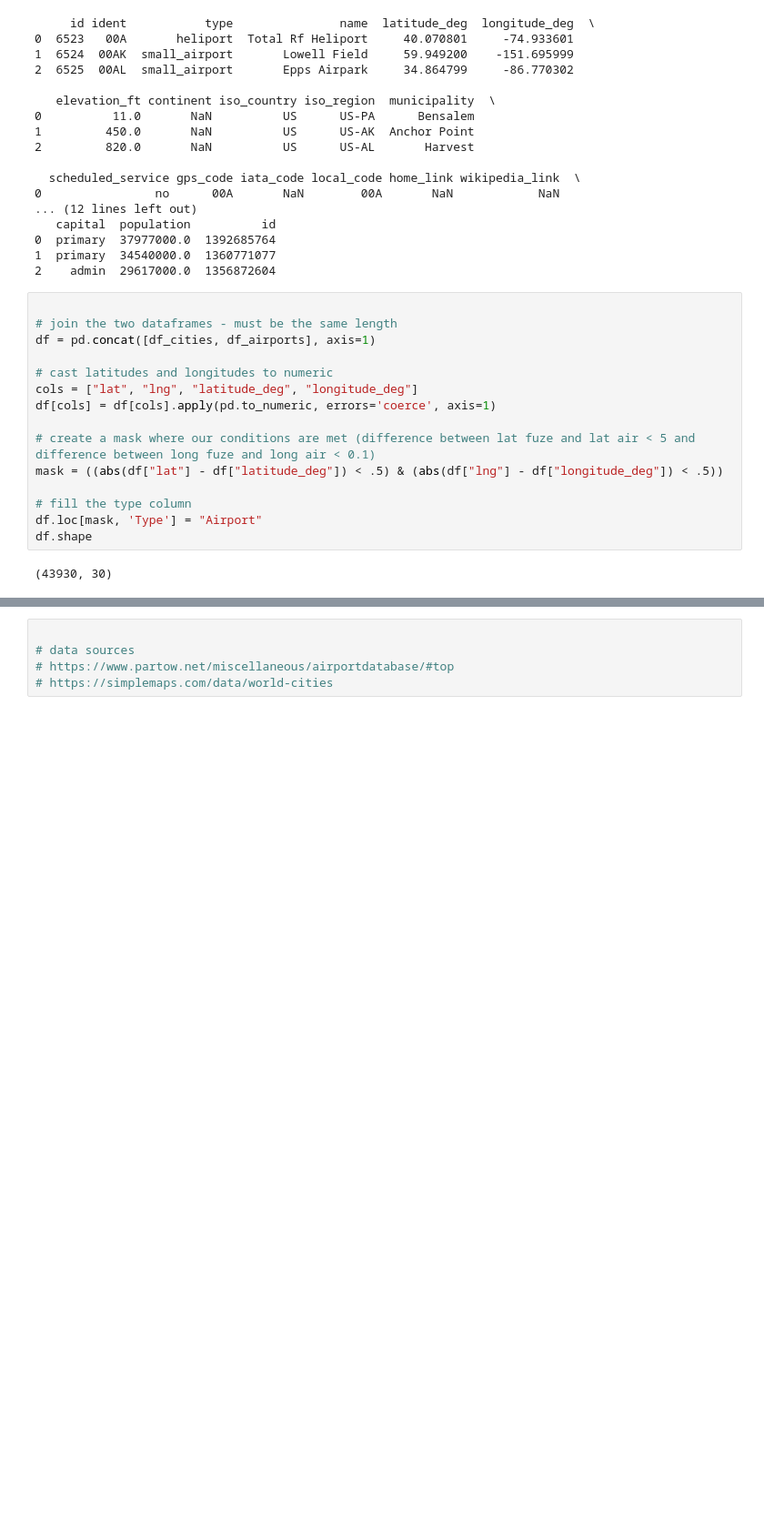
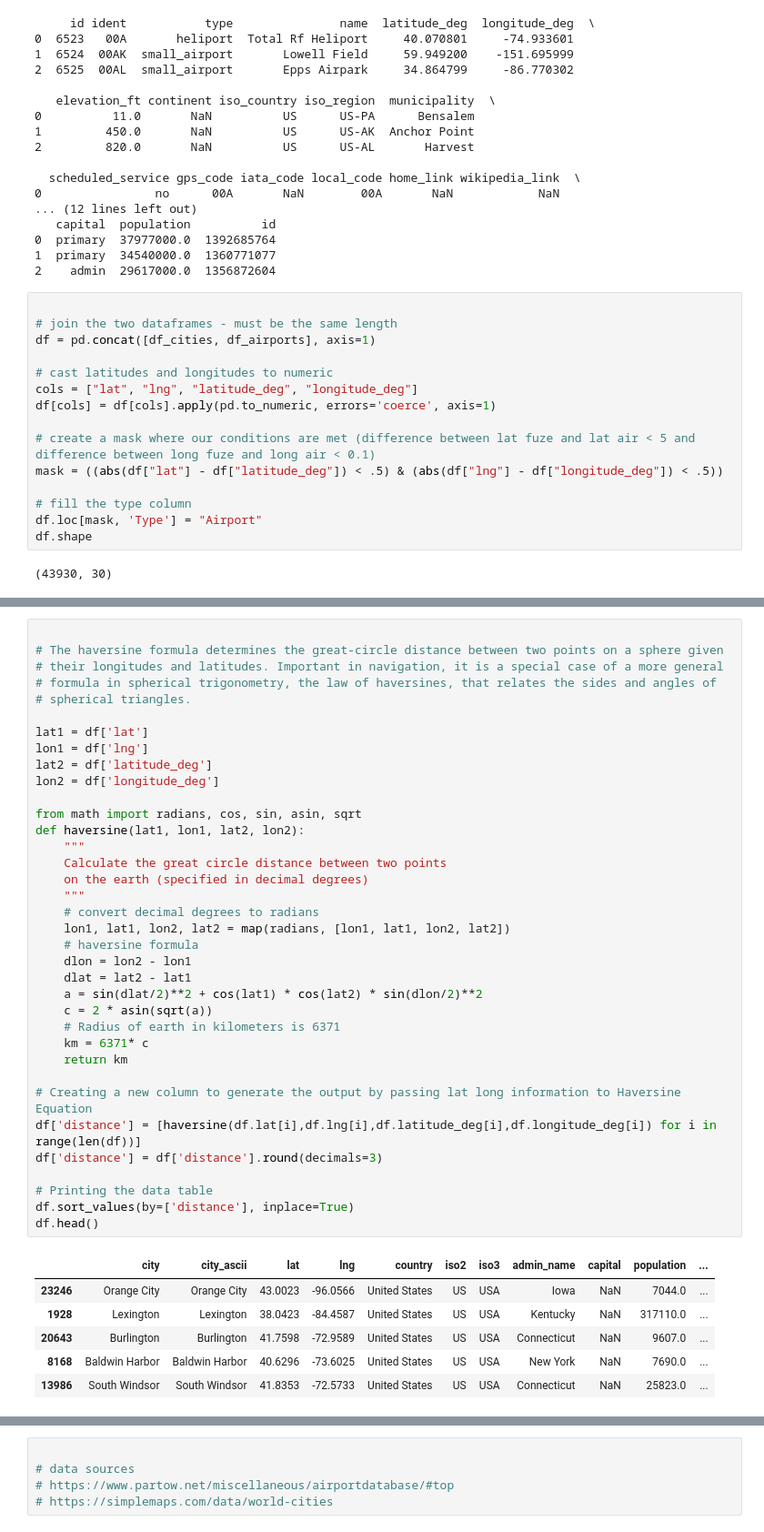
Before and after one commit to ASH-WICUS/Notebooks, a Jupyter notebook: Haversine Distance - Airport or Not.ipynb, the cells around one changed output, grey strips where cells are left out. Shown at 91% size. Cells and saved outputs as stored; diff of their text form; blank space fills up the shorter version.

```diff
--- a/Haversine Distance - Airport or Not.ipynb
+++ b/Haversine Distance - Airport or Not.ipynb
@@ -54,2 +63,45 @@ df.shape
+# %%
+
+# The haversine formula determines the great-circle distance between two points on a sphere given
+# their longitudes and latitudes. Important in navigation, it is a special case of a more general
+# formula in spherical trigonometry, the law of haversines, that relates the sides and angles of
+# spherical triangles.
+
+lat1 = df['lat']
+lon1 = df['lng']
+lat2 = df['latitude_deg']
+lon2 = df['longitude_deg']
+
+from math import radians, cos, sin, asin, sqrt
+def haversine(lat1, lon1, lat2, lon2):
+    """
+    Calculate the great circle distance between two points
+    on the earth (specified in decimal degrees)
+    """
+    # convert decimal degrees to radians
+    lon1, lat1, lon2, lat2 = map(radians, [lon1, lat1, lon2, lat2])
+    # haversine formula
+    dlon = lon2 - lon1
+    dlat = lat2 - lat1
+    a = sin(dlat/2)**2 + cos(lat1) * cos(lat2) * sin(dlon/2)**2
+    c = 2 * asin(sqrt(a))
+    # Radius of earth in kilometers is 6371
+    km = 6371* c
+    return km
+
+# Creating a new column to generate the output by passing lat long information to Haversine Equation
+df['distance'] = [haversine(df.lat[i],df.lng[i],df.latitude_deg[i],df.longitude_deg[i]) for i in range(len(df))]
+df['distance'] = df['distance'].round(decimals=3)
+
+# Printing the data table
+df.sort_values(by=['distance'], inplace=True)
+df.head()
+# %% [output]
+|  | city | city_ascii | lat | lng | country | iso2 | iso3 | admin_name | capital | population | ... |
+| 23246 | Orange City | Orange City | 43.0023 | -96.0566 | United States | US | USA | Iowa | NaN | 7044.0 | ... |
+| 1928 | Lexington | Lexington | 38.0423 | -84.4587 | United States | US | USA | Kentucky | NaN | 317110.0 | ... |
+| 20643 | Burlington | Burlington | 41.7598 | -72.9589 | United States | US | USA | Connecticut | NaN | 9607.0 | ... |
+| 8168 | Baldwin Harbor | Baldwin Harbor | 40.6296 | -73.6025 | United States | US | USA | New York | NaN | 7690.0 | ... |
+| 13986 | South Windsor | South Windsor | 41.8353 | -72.5733 | United States | US | USA | Connecticut | NaN | 25823.0 | ... |
 # %%
 
```
Also changed, not shown: parts of 5 cells of this notebook.
